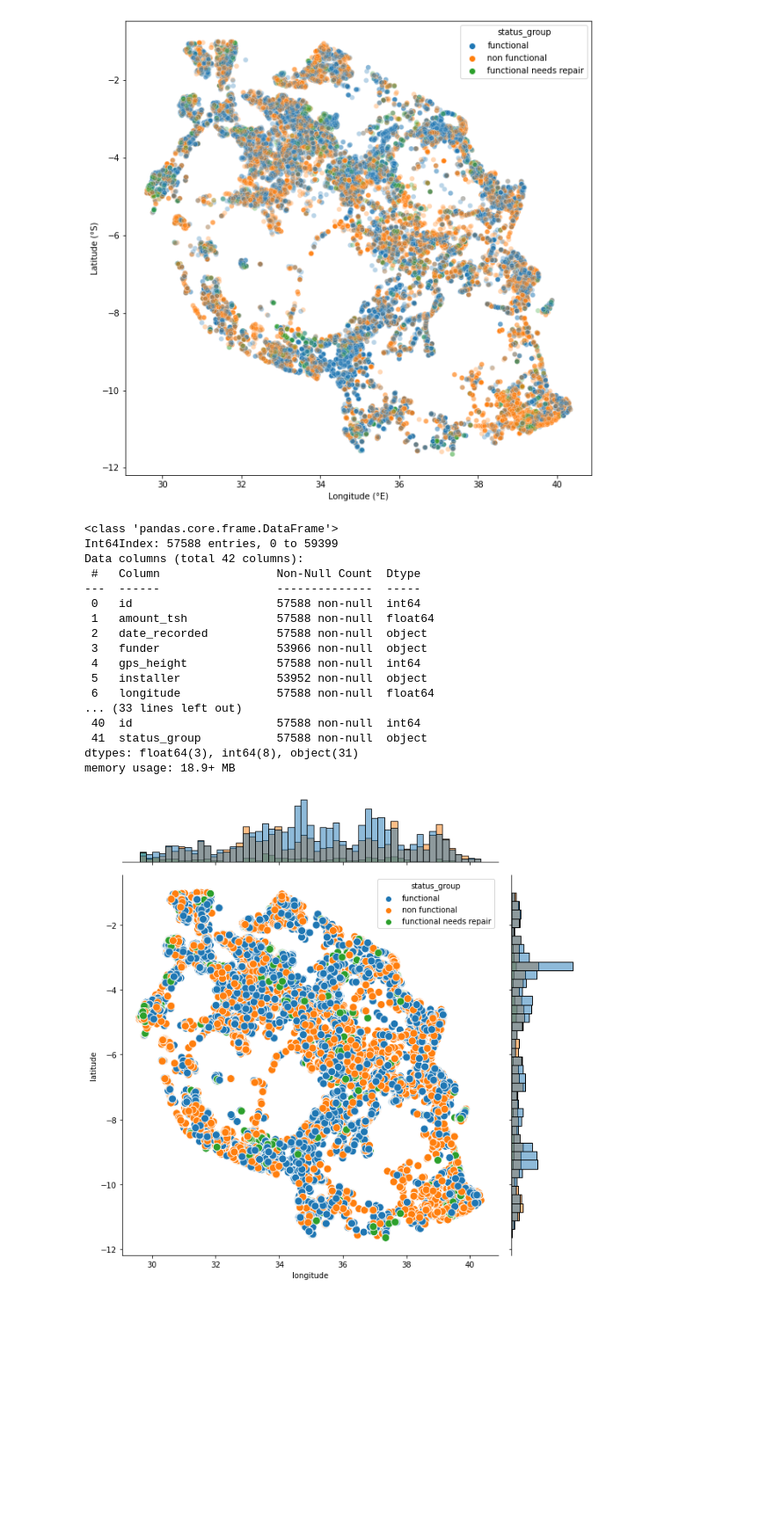
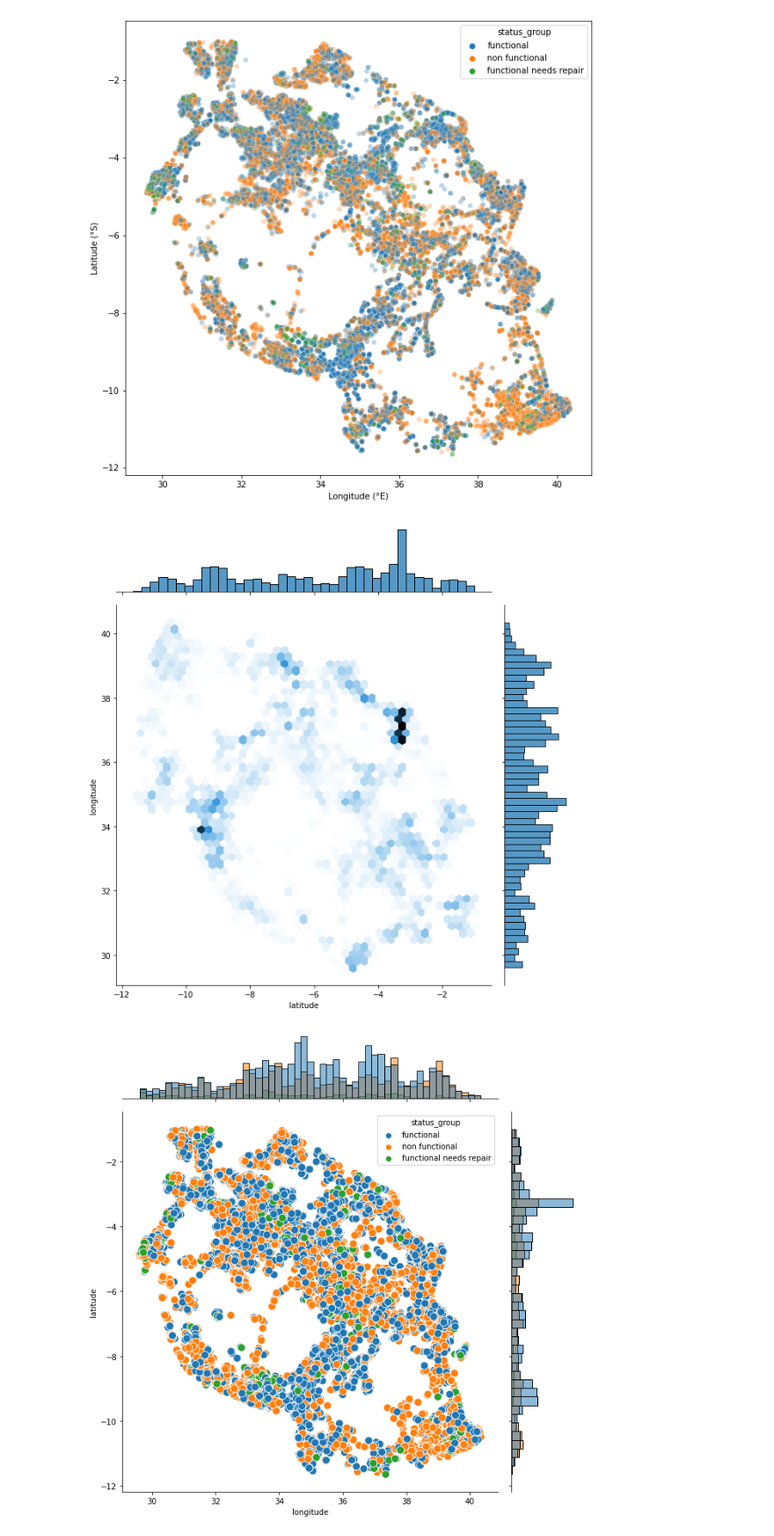
Before and after one commit to OlgertHasko/Tanzanian-Water-Wells, a Jupyter notebook: Madoria-EDA.ipynb, the cells around one changed output. Shown at 88% size. Saved outputs shown, nothing was run; the diff lists cells and outputs as text; code cells hidden in the pictures; blank space fills up the shorter version.

```diff
--- a/Madoria-EDA.ipynb
+++ b/Madoria-EDA.ipynb
@@ -161,26 +161,10 @@ plt.ylabel('Latitude (°S)', fontsize=10);
 #plt.savefig('status_map3.png', transparent=True);
 # %% [output]
 [figure]
-# %%
-df4.info()
-# %% [output]
-<class 'pandas.core.frame.DataFrame'>
-Int64Index: 57588 entries, 0 to 59399
-Data columns (total 42 columns):
- #   Column                 Non-Null Count  Dtype
----  ------                 --------------  -----
- 0   id                     57588 non-null  int64
- 1   amount_tsh             57588 non-null  float64
- 2   date_recorded          57588 non-null  object
- 3   funder                 53966 non-null  object
- 4   gps_height             57588 non-null  int64
- 5   installer              53952 non-null  object
- 6   longitude              57588 non-null  float64
-... (33 lines left out)
- 40  id                     57588 non-null  int64
- 41  status_group           57588 non-null  object
-dtypes: float64(3), int64(8), object(31)
-memory usage: 18.9+ MB
+# %%
+sns.jointplot(data=df4, x="latitude", y="longitude", kind="hex", height=9);
+# %% [output]
+[figure, added]
 # %%
 g = sns.JointGrid(data=df4, x="longitude", y="latitude", hue="status_group", height=9)
 g.plot_joint(sns.scatterplot, s=100)
```
Also changed, not shown: parts of 2 cells of this notebook.
